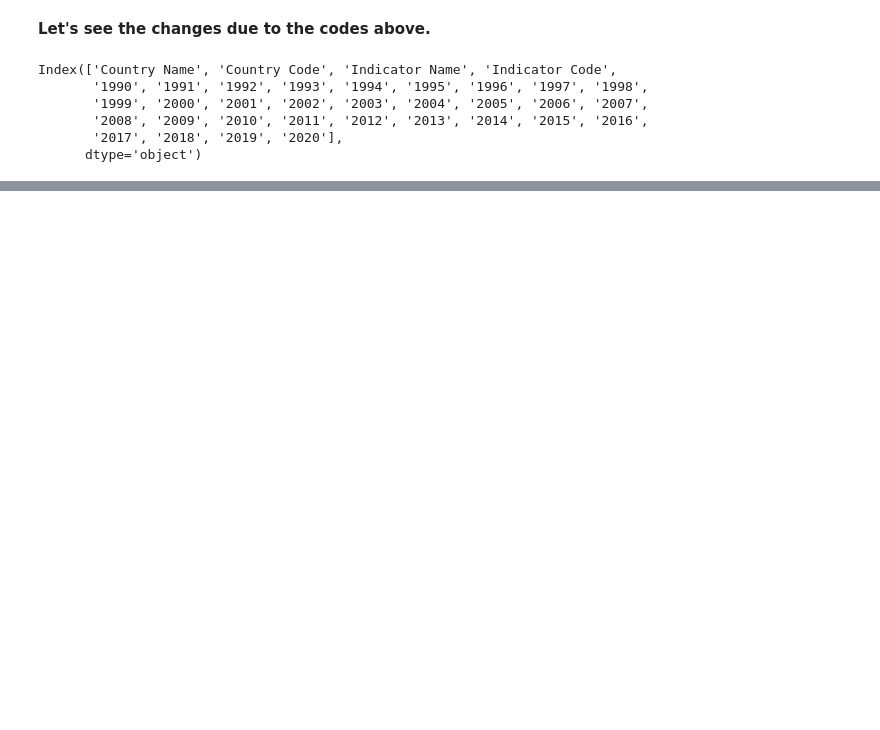
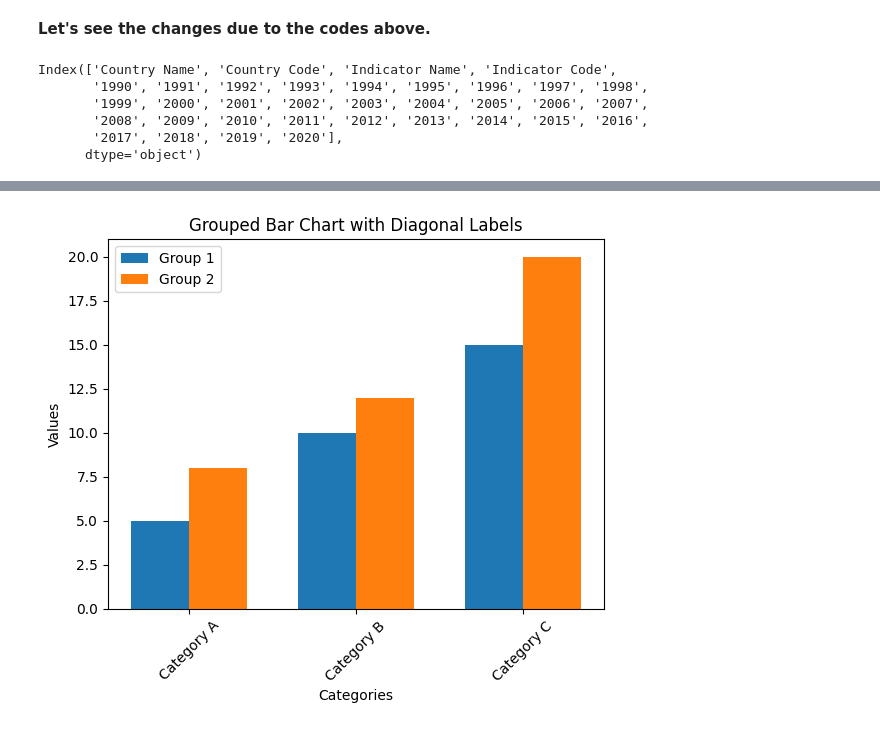
Before and after one commit to BramantyoSB/Project-2-on-Data-Analysis-with-Python, a Jupyter notebook: World CO2 Data.ipynb, the cells around one changed output, grey strips where cells are left out. Drawn from its saved outputs; the diff is of its cells as text; code cells hidden in the pictures; blank space fills up the shorter version.

```diff
--- a/World CO2 Data.ipynb
+++ b/World CO2 Data.ipynb
@@ -119,0 +407,3 @@ Index(['Country Name', 'Country Code', 'Indicator Name', 'Indicator Code',
+# %%
+top3_perc_diff = df_with_percentage_difference.head(3)
+top3_perc_diff
@@ -119,0 +415,3 @@ Index(['Country Name', 'Country Code', 'Indicator Name', 'Indicator Code',
+# %%
+bot3_perc_diff = df_with_percentage_difference.tail(3)
+bot3_perc_diff
@@ -119,0 +504,39 @@ Index(['Country Name', 'Country Code', 'Indicator Name', 'Indicator Code',
+# %%
+import matplotlib.pyplot as plt
+import numpy as np
+
+# Sample data
+categories = ['Category A', 'Category B', 'Category C']
+groups = ['Group 1', 'Group 2']
+values = np.array([[5, 8], [10, 12], [15, 20]])
+
+# Set up the figure and axis
+fig, ax = plt.subplots()
+
+# Set the bar width
+bar_width = 0.35
+
+# Set the positions of the bars on x-axis
+bar_positions = np.arange(len(categories))
+
+# Create grouped bar chart
+for i, group in enumerate(groups):
+    ax.bar(bar_positions + i * bar_width, values[:, i], bar_width, label=group)
+
+# Add labels, title, and legend
+ax.set_xlabel('Categories')
+ax.set_ylabel('Values')
+ax.set_title('Grouped Bar Chart with Diagonal Labels')
+ax.set_xticks(bar_positions + bar_width / 2)
+ax.set_xticklabels(categories)
+
+# Rotate the x-axis labels diagonally
+for tick in ax.get_xticklabels():
+    tick.set_rotation(45)
+
+ax.legend()
+
+# Show the plot
+plt.show()
+# %% [output]
+[figure, added]
```
Also changed, not shown: parts of 43 cells of this notebook.
